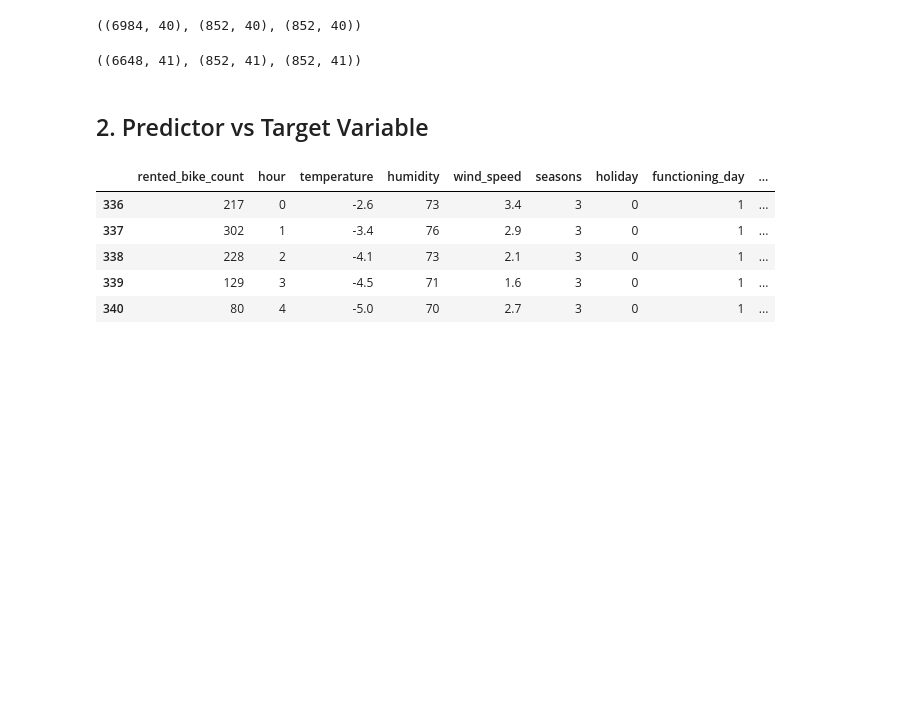
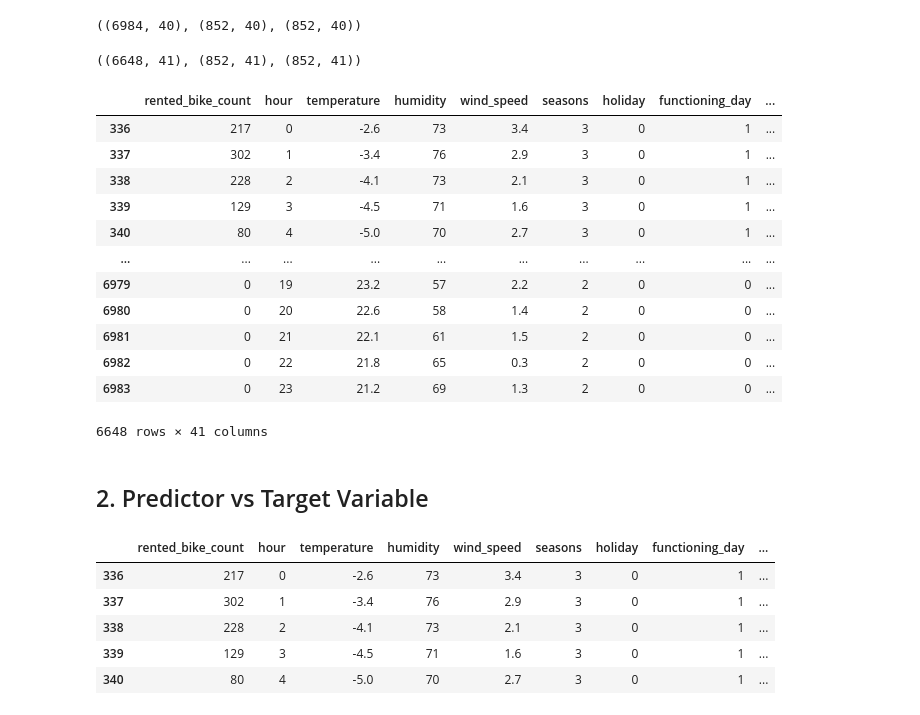
Before and after one commit to manuelmj39/bike-demand-prediction, a Jupyter notebook: notebooks/model-creation.ipynb, the cells around one changed output. Saved outputs shown, nothing was run; the diff lists cells and outputs as text; code cells hidden in the pictures; blank space fills up the shorter version.

Commit message:
Added Model Training Pipeline.

```diff
--- a/notebooks/model-creation.ipynb
+++ b/notebooks/model-creation.ipynb
@@ -26,9 +26,9 @@ from sklearn.preprocessing import MinMaxScaler
 from sklearn.metrics import mean_squared_error, r2_score, root_mean_squared_error, mean_absolute_percentage_error, mean_absolute_error
 # %%
 # Load the data
-train_path = '/Users/manueljohn/Training/github-projects/bike-demand-prediction/artifacts/transformed_data/transformed_train_data.csv'
-val_path = '/Users/manueljohn/Training/github-projects/bike-demand-prediction/artifacts/transformed_data/transformed_validation_data.csv'
-test_path = '/Users/manueljohn/Training/github-projects/bike-demand-prediction/artifacts/transformed_data/transformed_test_data.csv'
+train_path = '/Users/manueljohn/Training/github-projects/bike-demand-prediction/artifacts/transformed_data/train_data.csv'
+val_path = '/Users/manueljohn/Training/github-projects/bike-demand-prediction/artifacts/transformed_data/validation_data.csv'
+test_path = '/Users/manueljohn/Training/github-projects/bike-demand-prediction/artifacts/transformed_data/test_data.csv'
 
 train_df = pd.read_csv(train_path)
 val_df = pd.read_csv(val_path)
@@ -59,6 +59,22 @@ full_df, train_df, val_df, test_df = add_rolling_mean(15, train_df, val_df, test
 train_df.shape, val_df.shape, test_df.shape
 # %% [output]
 ((6648, 41), (852, 41), (852, 41))
+# %%
+train_df
+# %% [output]
+|  | rented_bike_count | hour | temperature | humidity | wind_speed | seasons | holiday | functioning_day | ... |
+| 336 | 217 | 0 | -2.6 | 73 | 3.4 | 3 | 0 | 1 | ... |
+| 337 | 302 | 1 | -3.4 | 76 | 2.9 | 3 | 0 | 1 | ... |
+| 338 | 228 | 2 | -4.1 | 73 | 2.1 | 3 | 0 | 1 | ... |
+| 339 | 129 | 3 | -4.5 | 71 | 1.6 | 3 | 0 | 1 | ... |
+| 340 | 80 | 4 | -5.0 | 70 | 2.7 | 3 | 0 | 1 | ... |
+| ... | ... | ... | ... | ... | ... | ... | ... | ... | ... |
+| 6979 | 0 | 19 | 23.2 | 57 | 2.2 | 2 | 0 | 0 | ... |
+| 6980 | 0 | 20 | 22.6 | 58 | 1.4 | 2 | 0 | 0 | ... |
+| 6981 | 0 | 21 | 22.1 | 61 | 1.5 | 2 | 0 | 0 | ... |
+| 6982 | 0 | 22 | 21.8 | 65 | 0.3 | 2 | 0 | 0 | ... |
+| 6983 | 0 | 23 | 21.2 | 69 | 1.3 | 2 | 0 | 0 | ... |
+6648 rows × 41 columns
 # %% [markdown]
 ## 2. Predictor vs Target Variable
 # %%
```
Also changed, not shown: parts of 15 cells of this notebook, 14 other files.
